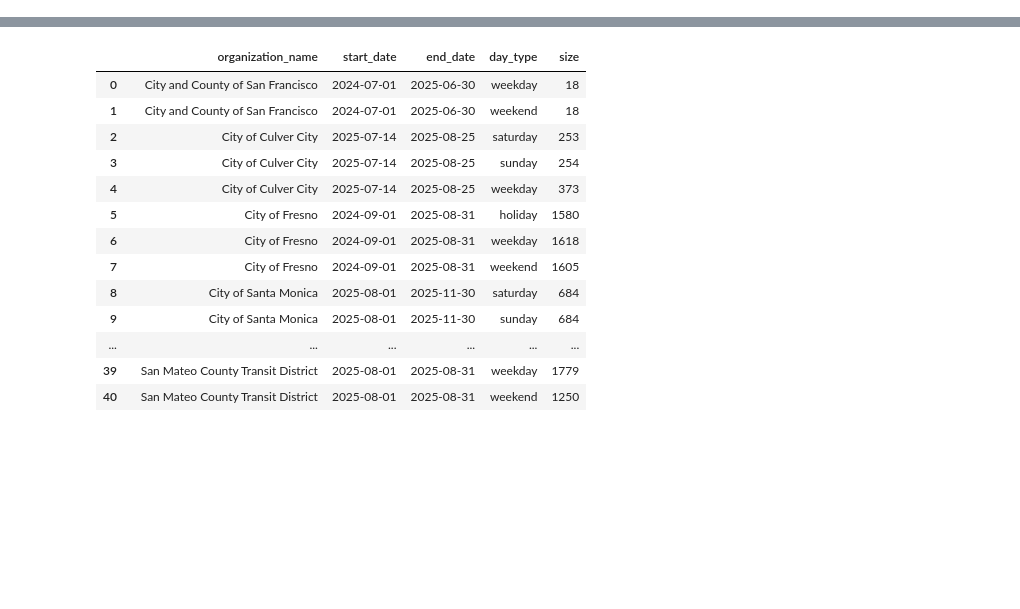
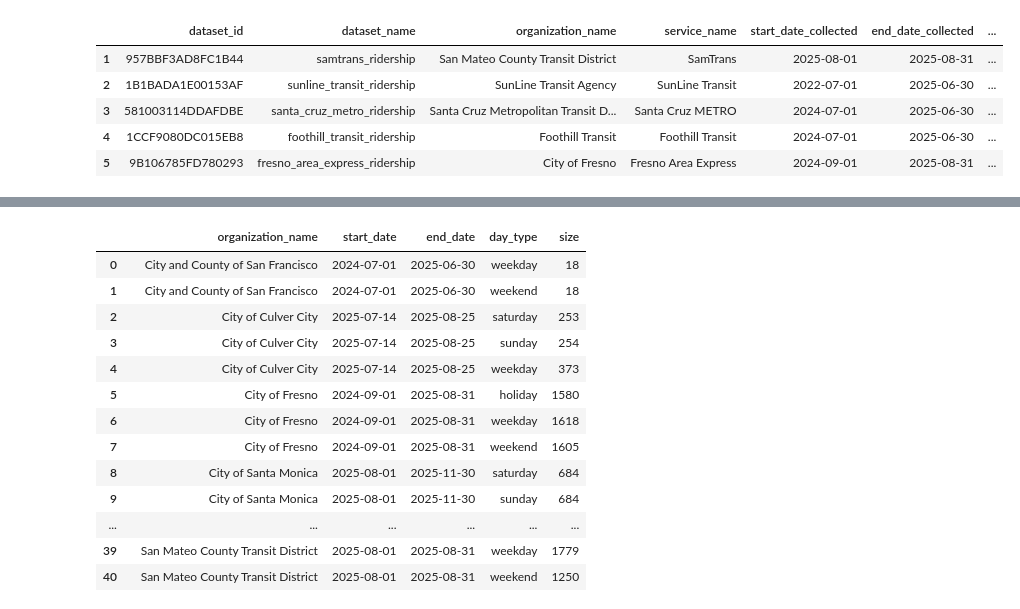
Before and after one commit to cal-itp/transit-ridership-analytics, a Jupyter notebook: quality check.ipynb, the cells around one changed output, grey strips where cells are left out. Cells and saved outputs as stored; diff of their text form; code cells hidden in the pictures; blank space fills up the shorter version.

```diff
--- a/quality check.ipynb
+++ b/quality check.ipynb
@@ -17,0 +62,12 @@ df.head()
+# %%
+t_df_dim = df_dim[df_dim["service_name"] != "Golden Gate Park Shuttle"][['dataset_id', 'dataset_name', 'organization_name',
+       'service_name', 'start_date_collected', 'end_date_collected',
+       'reporting_unit', 'ridership_measure', 'geographic_grain']]
+t_df_dim.head()
+# %% [output]
+|  | dataset_id | dataset_name | organization_name | service_name | start_date_collected | end_date_collected | ... |
+| 1 | 957BBF3AD8FC1B44 | samtrans_ridership | San Mateo County Transit District | SamTrans | 2025-08-01 | 2025-08-31 | ... |
+| 2 | 1B1BADA1E00153AF | sunline_transit_ridership | SunLine Transit Agency | SunLine Transit | 2022-07-01 | 2025-06-30 | ... |
+| 3 | 581003114DDAFDBE | santa_cruz_metro_ridership | Santa Cruz Metropolitan Transit D... | Santa Cruz METRO | 2024-07-01 | 2025-06-30 | ... |
+| 4 | 1CCF9080DC015EB8 | foothill_transit_ridership | Foothill Transit | Foothill Transit | 2024-07-01 | 2025-06-30 | ... |
+| 5 | 9B106785FD780293 | fresno_area_express_ridership | City of Fresno | Fresno Area Express | 2024-09-01 | 2025-08-31 | ... |
```
Also changed, not shown: parts of 7 cells of this notebook, 5 other files.
